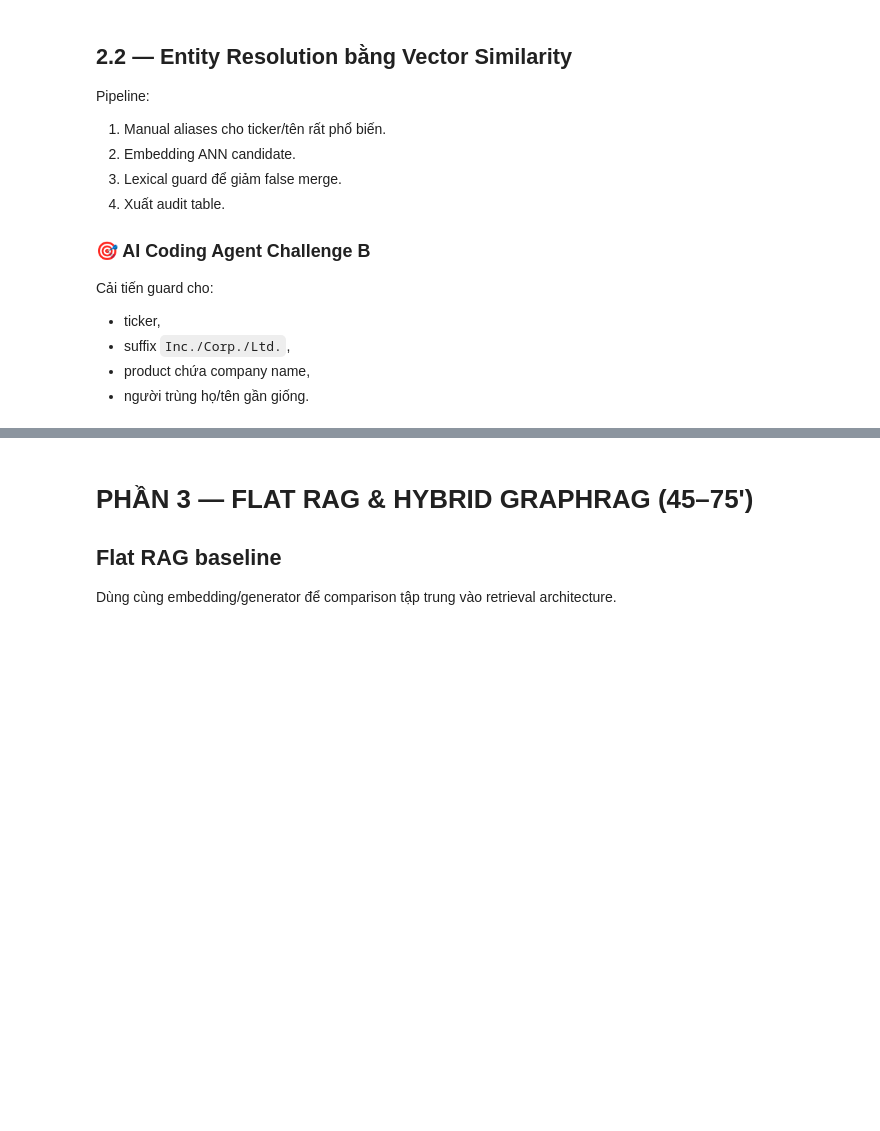
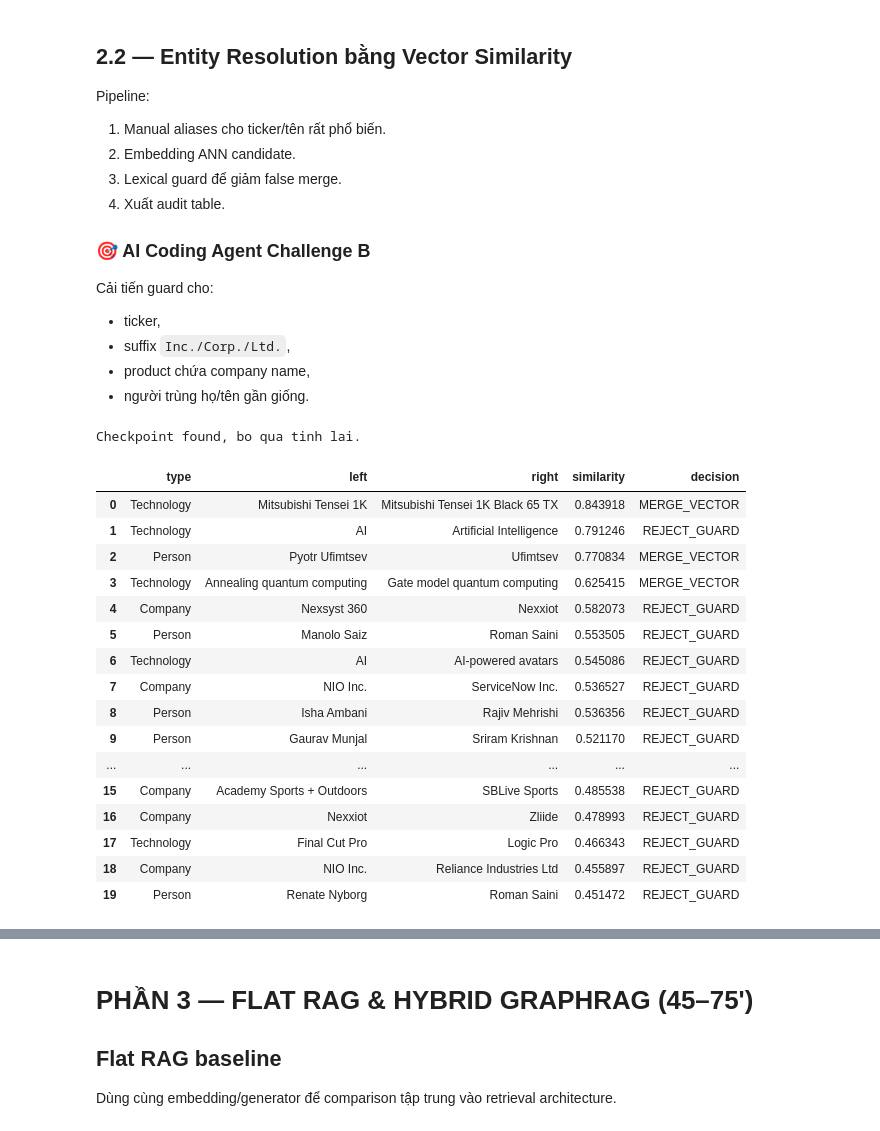
Before and after one commit to daitrong94/K4-DAY19-2A202601242-HoangTrongDai, a Jupyter notebook: Day19_GraphRAG_vs_FlatRAG_Production_Lab_Guide.ipynb, the cells around one changed output, grey strips where cells are left out. Drawn from its saved outputs; the diff is of its cells as text; code cells hidden in the pictures; blank space fills up the shorter version.

```diff
--- a/Day19_GraphRAG_vs_FlatRAG_Production_Lab_Guide.ipynb
+++ b/Day19_GraphRAG_vs_FlatRAG_Production_Lab_Guide.ipynb
@@ -741,7 +757,7 @@ class UF:
         if a != b:
             self.p[b] = a
 
-def build_resolution_map(raw_triples_df, threshold=0.90, top_k=5):
+def build_resolution_map(raw_triples_df, threshold=0.40, top_k=6):
     mentions = []
     for r in raw_triples_df.itertuples(index=False):
         mentions += [(r.source_type, r.source_raw), (r.target_type, r.target_raw)]
@@ -808,33 +824,52 @@ def build_resolution_map(raw_triples_df, threshold=0.90, top_k=5):
         mapping.setdefault(key, display_name[key])
 
     return mapping, pd.DataFrame(audit)
 
 def canonicalize_triples(raw_df, mapping):
     df = raw_df.copy()
     def canon(name, typ):
         n = norm_entity(name)
         return mapping.get((typ, n), MANUAL_ALIASES.get(n, name))
 
     df["source_name"] = [canon(n,t) for n,t in zip(df.source_raw, df.source_type)]
     df["target_name"] = [canon(n,t) for n,t in zip(df.target_raw, df.target_type)]
     df["source_name_norm"] = df.source_name.map(norm_entity)
     df["target_name_norm"] = df.target_name.map(norm_entity)
     df["source_id"] = [sha1(f"{t}:{n}")[:24] for t,n in zip(df.source_type, df.source_name_norm)]
     df["target_id"] = [sha1(f"{t}:{n}")[:24] for t,n in zip(df.target_type, df.target_name_norm)]
     return df[df.source_id != df.target_id].reset_index(drop=True)
 
 AUDIT_CHECKPOINT = "data/_ckpt_entity_audit.csv"
 CANON_CHECKPOINT = "data/_ckpt_canonical_triples.csv"
 if os.path.exists(AUDIT_CHECKPOINT) and os.path.exists(CANON_CHECKPOINT):
     print("Checkpoint found, bo qua tinh lai.")
     entity_resolution_audit_df = pd.read_csv(AUDIT_CHECKPOINT)
     triples_df = pd.read_csv(CANON_CHECKPOINT)
 else:
     entity_map, entity_resolution_audit_df = build_resolution_map(raw_triples_df)
     triples_df = canonicalize_triples(raw_triples_df, entity_map)
     entity_resolution_audit_df.to_csv(AUDIT_CHECKPOINT, index=False)
     triples_df.to_csv(CANON_CHECKPOINT, index=False)
 display(entity_resolution_audit_df.head(20))
+# %% [output]
+Checkpoint found, bo qua tinh lai.
+|  | type | left | right | similarity | decision |
+| 0 | Technology | Mitsubishi Tensei 1K | Mitsubishi Tensei 1K Black 65 TX | 0.843918 | MERGE_VECTOR |
+| 1 | Technology | AI | Artificial Intelligence | 0.791246 | REJECT_GUARD |
+| 2 | Person | Pyotr Ufimtsev | Ufimtsev | 0.770834 | MERGE_VECTOR |
+| 3 | Technology | Annealing quantum computing | Gate model quantum computing | 0.625415 | MERGE_VECTOR |
+| 4 | Company | Nexsyst 360 | Nexxiot | 0.582073 | REJECT_GUARD |
+| 5 | Person | Manolo Saiz | Roman Saini | 0.553505 | REJECT_GUARD |
+| 6 | Technology | AI | AI-powered avatars | 0.545086 | REJECT_GUARD |
+| 7 | Company | NIO Inc. | ServiceNow Inc. | 0.536527 | REJECT_GUARD |
+| 8 | Person | Isha Ambani | Rajiv Mehrishi | 0.536356 | REJECT_GUARD |
+| 9 | Person | Gaurav Munjal | Sriram Krishnan | 0.521170 | REJECT_GUARD |
+| ... | ... | ... | ... | ... | ... |
+| 15 | Company | Academy Sports + Outdoors | SBLive Sports | 0.485538 | REJECT_GUARD |
+| 16 | Company | Nexxiot | Zliide | 0.478993 | REJECT_GUARD |
+| 17 | Technology | Final Cut Pro | Logic Pro | 0.466343 | REJECT_GUARD |
+| 18 | Company | NIO Inc. | Reliance Industries Ltd | 0.455897 | REJECT_GUARD |
+| 19 | Person | Renate Nyborg | Roman Saini | 0.451472 | REJECT_GUARD |
 # %%
 #@title 2.3 — Node table + UNWIND bulk insert
 def build_nodes(triples_df):
```
Also changed, not shown: parts of 12 cells of this notebook, 3 other files.
